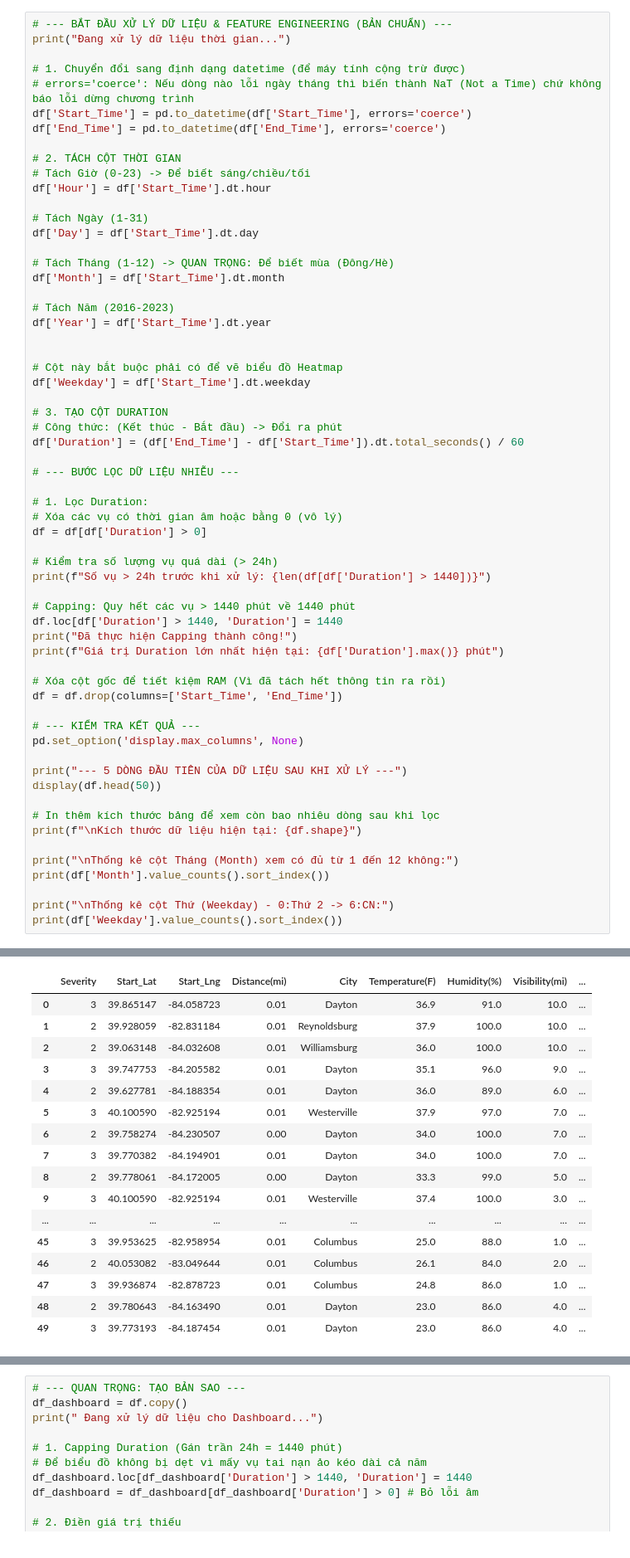
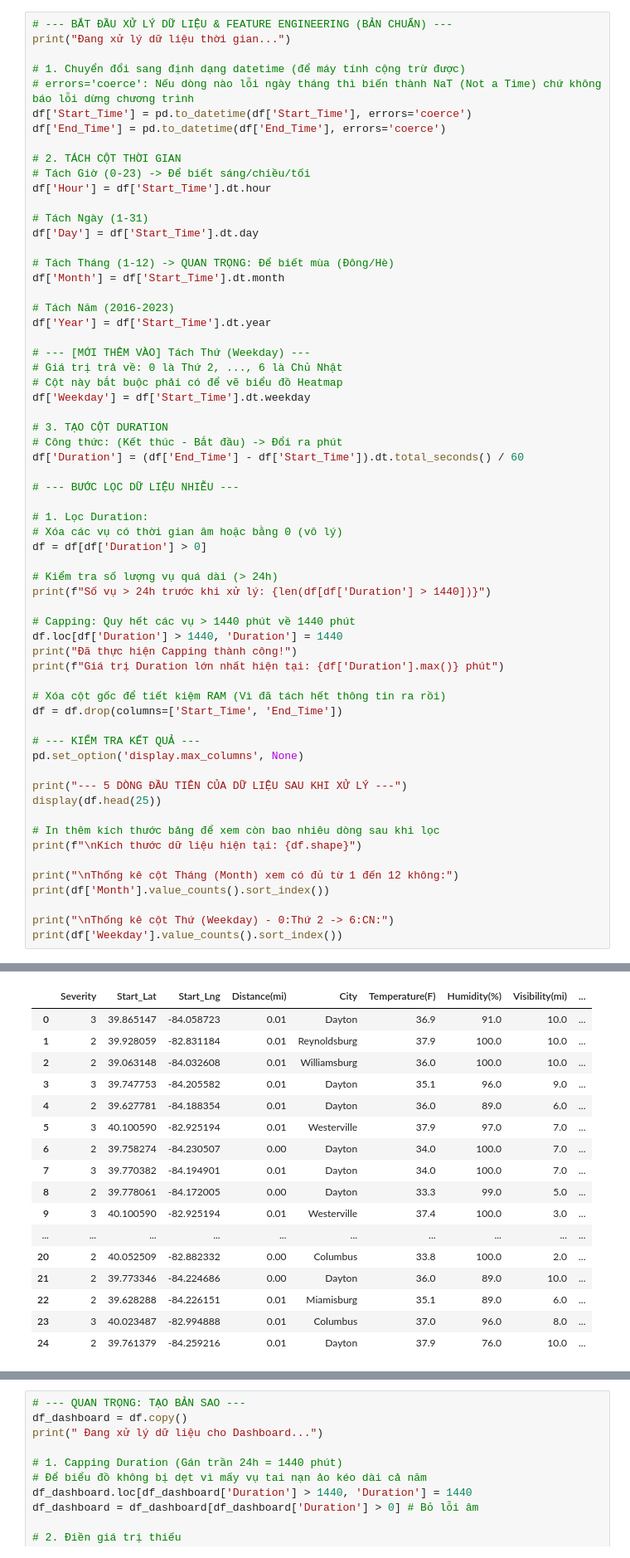
Before and after one commit to Traffic-Accident-Data-Analysis/DAP-Project, a Jupyter notebook: Untitled-1.ipynb, the cells around one changed output, grey strips where cells are left out. Shown at 83% size. Saved outputs shown, nothing was run; the diff lists cells and outputs as text.

```diff
--- a/Untitled-1.ipynb
+++ b/Untitled-1.ipynb
@@ -77,7 +77,8 @@ df['Month'] = df['Start_Time'].dt.month
 # Tách Năm (2016-2023)
 df['Year'] = df['Start_Time'].dt.year
 
-
+# --- [MỚI THÊM VÀO] Tách Thứ (Weekday) ---
+# Giá trị trả về: 0 là Thứ 2, ..., 6 là Chủ Nhật
 # Cột này bắt buộc phải có để vẽ biểu đồ Heatmap
 df['Weekday'] = df['Start_Time'].dt.weekday
 
@@ -106,39 +107,39 @@ df = df.drop(columns=['Start_Time', 'End_Time'])
 pd.set_option('display.max_columns', None)
 
 print("--- 5 DÒNG ĐẦU TIÊN CỦA DỮ LIỆU SAU KHI XỬ LÝ ---")
-display(df.head(50))
+display(df.head(25))
 
 # In thêm kích thước bảng để xem còn bao nhiêu dòng sau khi lọc
 print(f"\nKích thước dữ liệu hiện tại: {df.shape}")
 
 print("\nThống kê cột Tháng (Month) xem có đủ từ 1 đến 12 không:")
 print(df['Month'].value_counts().sort_index())
 
 print("\nThống kê cột Thứ (Weekday) - 0:Thứ 2 -> 6:CN:")
 print(df['Weekday'].value_counts().sort_index())
 # %% [output]
 Đang xử lý dữ liệu thời gian...
 Số vụ > 24h trước khi xử lý: 259
 Đã thực hiện Capping thành công!
 Giá trị Duration lớn nhất hiện tại: 1440.0 phút
 --- 5 DÒNG ĐẦU TIÊN CỦA DỮ LIỆU SAU KHI XỬ LÝ ---
 |  | Severity | Start_Lat | Start_Lng | Distance(mi) | City | Temperature(F) | Humidity(%) | Visibility(mi) | ... |
 | 0 | 3 | 39.865147 | -84.058723 | 0.01 | Dayton | 36.9 | 91.0 | 10.0 | ... |
 | 1 | 2 | 39.928059 | -82.831184 | 0.01 | Reynoldsburg | 37.9 | 100.0 | 10.0 | ... |
 | 2 | 2 | 39.063148 | -84.032608 | 0.01 | Williamsburg | 36.0 | 100.0 | 10.0 | ... |
 | 3 | 3 | 39.747753 | -84.205582 | 0.01 | Dayton | 35.1 | 96.0 | 9.0 | ... |
 | 4 | 2 | 39.627781 | -84.188354 | 0.01 | Dayton | 36.0 | 89.0 | 6.0 | ... |
 | 5 | 3 | 40.100590 | -82.925194 | 0.01 | Westerville | 37.9 | 97.0 | 7.0 | ... |
 | 6 | 2 | 39.758274 | -84.230507 | 0.00 | Dayton | 34.0 | 100.0 | 7.0 | ... |
 | 7 | 3 | 39.770382 | -84.194901 | 0.01 | Dayton | 34.0 | 100.0 | 7.0 | ... |
 | 8 | 2 | 39.778061 | -84.172005 | 0.00 | Dayton | 33.3 | 99.0 | 5.0 | ... |
 | 9 | 3 | 40.100590 | -82.925194 | 0.01 | Westerville | 37.4 | 100.0 | 3.0 | ... |
 | ... | ... | ... | ... | ... | ... | ... | ... | ... | ... |
-| 45 | 3 | 39.953625 | -82.958954 | 0.01 | Columbus | 25.0 | 88.0 | 1.0 | ... |
-| 46 | 2 | 40.053082 | -83.049644 | 0.01 | Columbus | 26.1 | 84.0 | 2.0 | ... |
-| 47 | 3 | 39.936874 | -82.878723 | 0.01 | Columbus | 24.8 | 86.0 | 1.0 | ... |
-| 48 | 2 | 39.780643 | -84.163490 | 0.01 | Dayton | 23.0 | 86.0 | 4.0 | ... |
-| 49 | 3 | 39.773193 | -84.187454 | 0.01 | Dayton | 23.0 | 86.0 | 4.0 | ... |
+| 20 | 2 | 40.052509 | -82.882332 | 0.00 | Columbus | 33.8 | 100.0 | 2.0 | ... |
+| 21 | 2 | 39.773346 | -84.224686 | 0.00 | Dayton | 36.0 | 89.0 | 10.0 | ... |
+| 22 | 2 | 39.628288 | -84.226151 | 0.01 | Miamisburg | 35.1 | 89.0 | 6.0 | ... |
+| 23 | 3 | 40.023487 | -82.994888 | 0.01 | Columbus | 37.0 | 96.0 | 8.0 | ... |
+| 24 | 2 | 39.761379 | -84.259216 | 0.01 | Dayton | 37.9 | 76.0 | 10.0 | ... |
 Kích thước dữ liệu hiện tại: (2000000, 19)
 
 Thống kê cột Tháng (Month) xem có đủ từ 1 đến 12 không:
```
Also changed, not shown: parts of 14 cells of this notebook.
